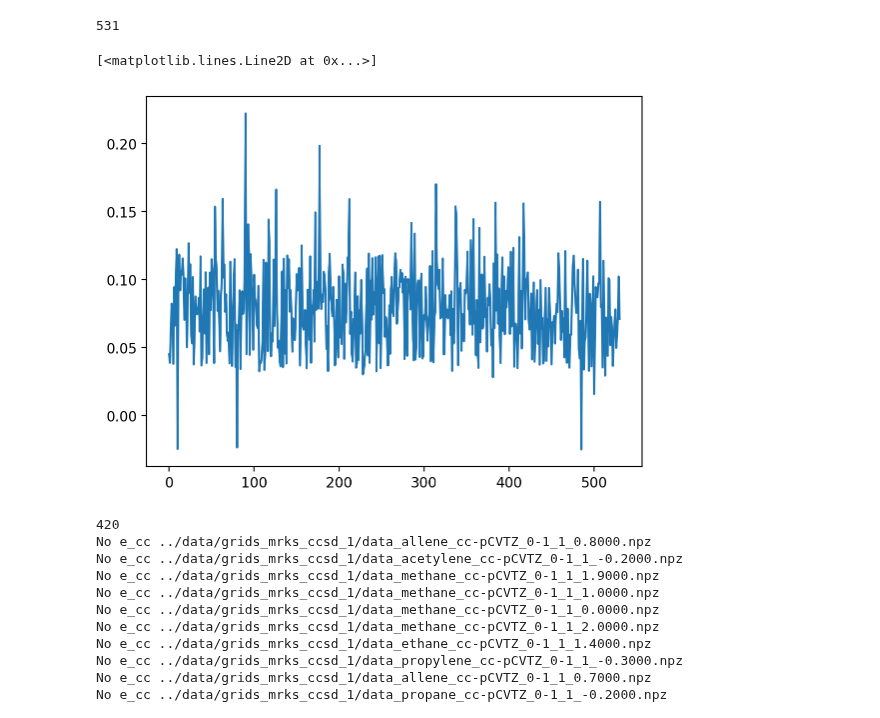
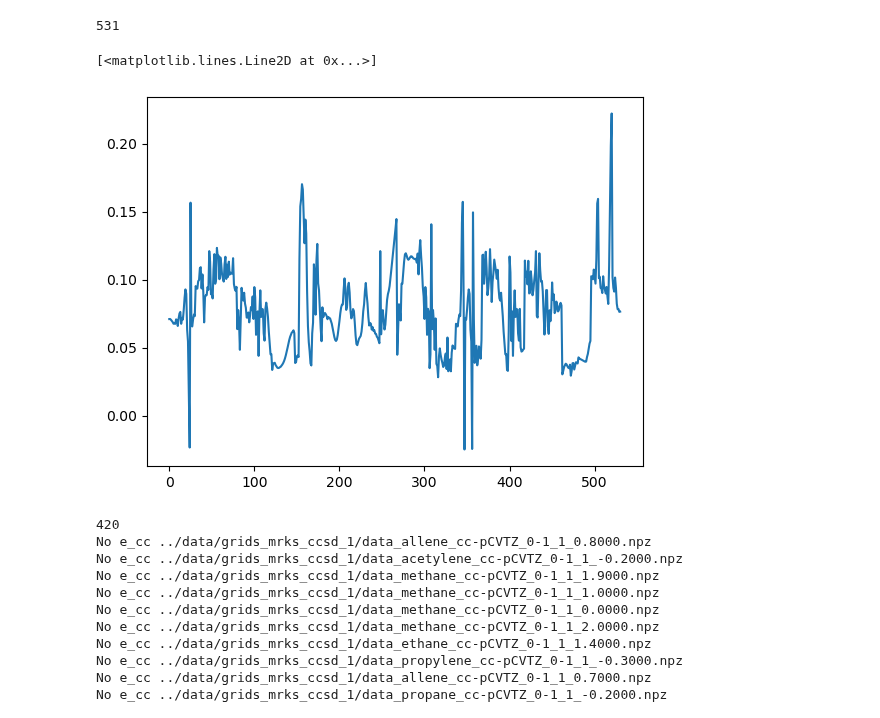
Before and after one commit to chem12346789/ai-dft, a Jupyter notebook: jupyter-notebook/check_json.ipynb, the cells around one changed output. Saved outputs shown, nothing was run; the diff lists cells and outputs as text; code cells hidden in the pictures.

```diff
--- a/jupyter-notebook/check_json.ipynb
+++ b/jupyter-notebook/check_json.ipynb
@@ -1,31 +1,31 @@
 # %%
 import json
 from pathlib import Path
 import matplotlib.pyplot as plt
 
-# json_path_l = list(Path("../data/grids_mrks").rglob("*.json"))
-json_path_l = list(Path("../data/grids_mrks_ccsd_1").rglob("*.json"))
+json_path_l = list(Path("../data/grids_mrks").rglob("*.json"))
+# json_path_l = list(Path("../data/grids_mrks_ccsd_1").rglob("*.json"))
 kcal_to_kj = 4.184
 error = []
 
 print(len(json_path_l))
 for json_path in json_path_l:
     # check if same name npz file exists
-    npz_file = list(Path("../data/grids_mrks_ccsd_1").rglob(f"{json_path.stem}*.npz"))
+    npz_file = list(Path("../data/grids_mrks").rglob(f"{json_path.stem}*.npz"))
     if not len(npz_file):
         print("No file", Path(json_path))
     with open(json_path) as f:
         data = json.load(f)
 
     error.append(data["energy_inv1"] / kcal_to_kj)
     if abs(float(data["energy_inv1"])) > 1:
         print(data["energy_inv1"], json_path)
 
 plt.plot(error)
 # %% [output]
 531
 [<matplotlib.lines.Line2D at 0x...>]
-[figure, old version]
+[figure, new version]
 # %%
 import json
 from pathlib import Path
```
Also changed, not shown: 14 other files.
